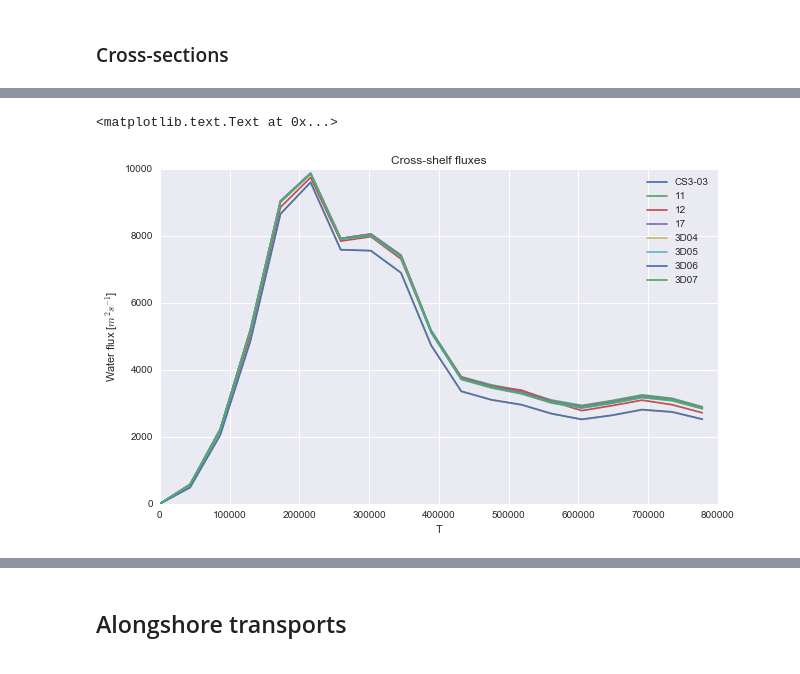
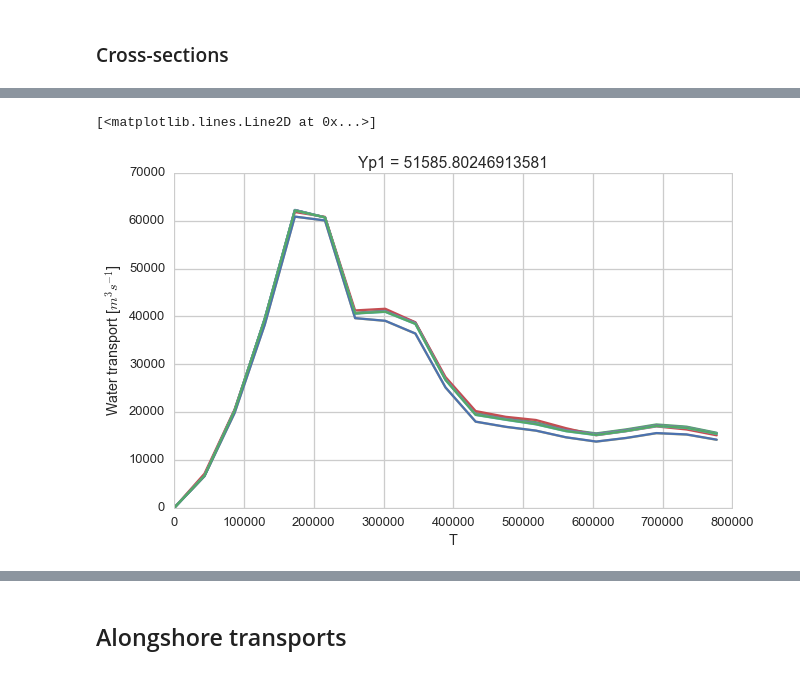
Before and after one commit to UBC-MOAD/outputanalysisnotebooks, a Jupyter notebook: Transports/water_transports_diffusivity.ipynb, the cells around one changed output, grey strips where cells are left out. Saved outputs shown, nothing was run; the diff lists cells and outputs as text; code cells hidden in the pictures.

```diff
--- a/Transports/water_transports_diffusivity.ipynb
+++ b/Transports/water_transports_diffusivity.ipynb
@@ -203,19 +285,16 @@ ax.set_title('Cross-shelf fluxes')
 # %%
 fig, ax = plt.subplots(1, 1, figsize=(10, 6))
 
-waterCS3_flux03.sum(dim='Z').plot(ax=ax, label = 'CS3-03')
-waterCS3_flux11.sum(dim='Z').plot(ax=ax, label = '11')
-waterCS3_flux12.sum(dim='Z').plot(ax=ax, label = '12')
-waterCS3_flux17.sum(dim='Z').plot(ax=ax, label = '17')
-waterCS3_flux3D04.sum(dim='Z').plot(ax=ax, label = '3D04')
-waterCS3_flux3D05.sum(dim='Z').plot(ax=ax, label = '3D05')
-waterCS3_flux3D06.sum(dim='Z').plot(ax=ax, label = '3D06')
-waterCS3_flux3D07.sum(dim='Z').plot(ax=ax, label = '3D07')
+ax = fig_looks(ax)
 
-
-ax.set_ylabel('Water flux [$m^2s^{-1}$]')
-ax.legend(loc=0)
-ax.set_title('Cross-shelf fluxes')
+(waterCS3_flux03*grid.drF).sum(dim='Z').plot(ax=ax, label = 'CS3-03')
+(waterCS3_flux11*grid.drF).sum(dim='Z').plot(ax=ax, label = '11')
+(waterCS3_flux12*grid.drF).sum(dim='Z').plot(ax=ax, label = '12')
+(waterCS3_flux17*grid.drF).sum(dim='Z').plot(ax=ax, label = '17')
+(waterCS3_flux3D04*grid.drF).sum(dim='Z').plot(ax=ax, label = '3D04')
+(waterCS3_flux3D05*grid.drF).sum(dim='Z').plot(ax=ax, label = '3D05')
+(waterCS3_flux3D06*grid.drF).sum(dim='Z').plot(ax=ax, label = '3D06')
+(waterCS3_flux3D07*grid.drF).sum(dim='Z').plot(ax=ax, label = '3D07')
 # %% [output]
-<matplotlib.text.Text at 0x...>
+[<matplotlib.lines.Line2D at 0x...>]
-[figure, old version]
+[figure, new version]
```
Also changed, not shown: parts of 19 cells of this notebook, 1 other file.
